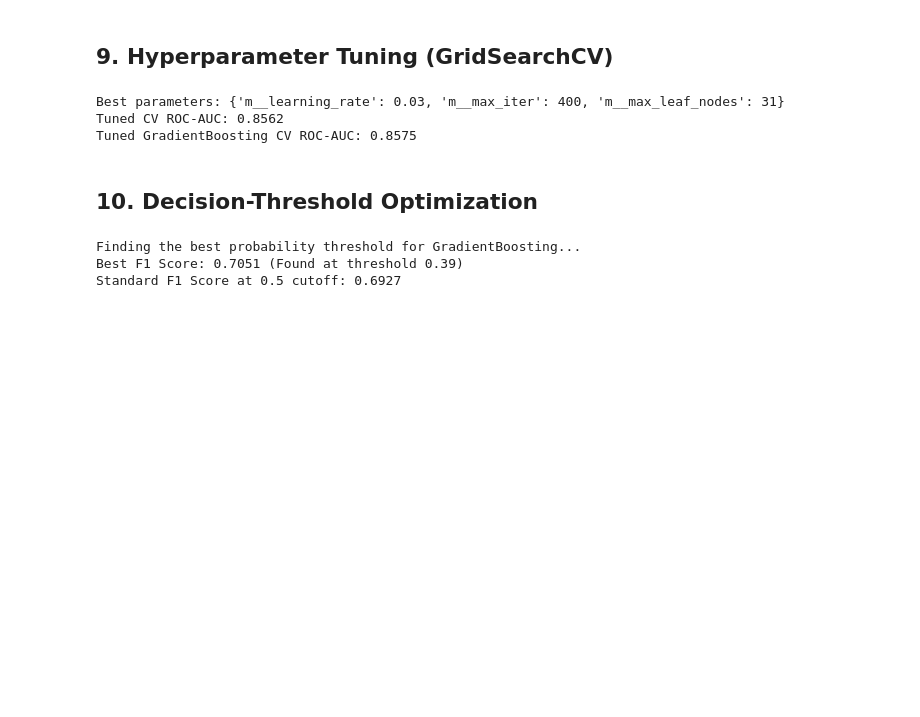
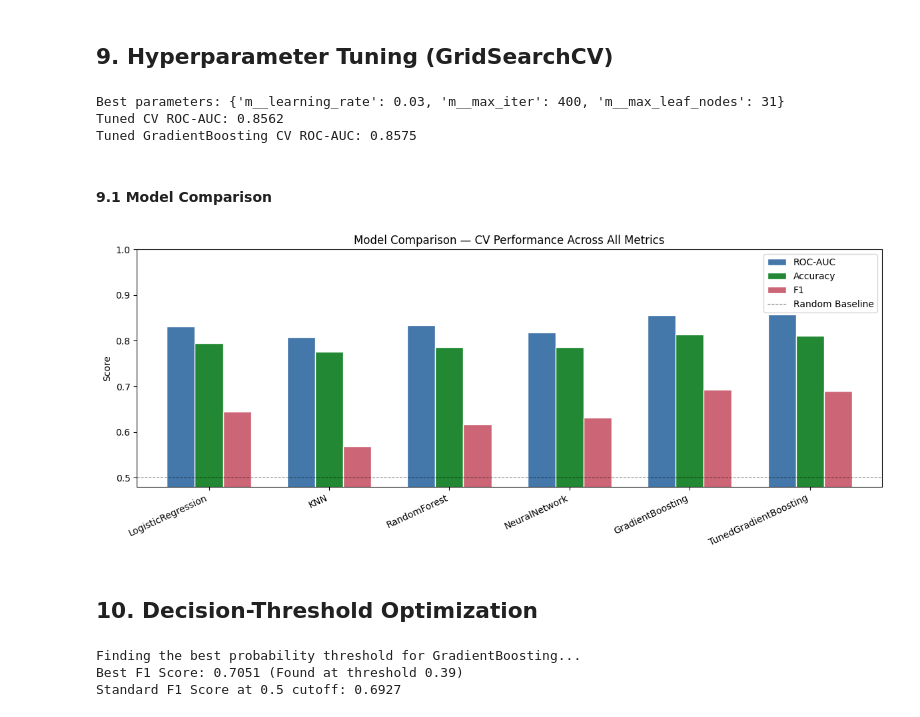
Before and after one commit to GroupS-hackathon/challenge_submission_group_S, a Jupyter notebook: challenge_submission_group_S.ipynb, the cells around one changed output. Cells and saved outputs as stored; diff of their text form; code cells hidden in the pictures; blank space fills up the shorter version.

```diff
--- a/challenge_submission_group_S.ipynb
+++ b/challenge_submission_group_S.ipynb
@@ -565,6 +575,38 @@ print(f"Tuned GradientBoosting CV ROC-AUC: {roc_auc_score(y, val_predictions['Tu
 Best parameters: {'m__learning_rate': 0.03, 'm__max_iter': 400, 'm__max_leaf_nodes': 31}
 Tuned CV ROC-AUC: 0.8562
 Tuned GradientBoosting CV ROC-AUC: 0.8575
+# %% [markdown]
+#### **9.1 Model Comparison**
+# %%
+# Build comparison data from all trained models including tuned
+comparison_data = []
+for name in val_predictions:
+    auc   = roc_auc_score(y, val_predictions[name])
+    preds = (val_predictions[name] >= 0.5).astype(int)
+    acc   = accuracy_score(y, preds)
+    f1    = f1_score(y, preds)
+    comparison_data.append({'Model': name, 'ROC-AUC': round(auc, 4),
+                             'Accuracy': round(acc, 4), 'F1': round(f1, 4)})
+
+comparison_df = pd.DataFrame(comparison_data).set_index('Model')
+
+# Plot all three metrics side by side for each model
+ax = comparison_df.plot(kind='bar', figsize=(12, 5), color=['#4477aa', '#228833', '#cc6677'],
+                        width=0.7, edgecolor='white')
+
+plt.title('Model Comparison — CV Performance Across All Metrics')
+plt.ylabel('Score')
+plt.xlabel('')
+plt.xticks(rotation=25, ha='right')
+plt.ylim(0.48, 1.0)
+baseline = plt.axhline(y=0.5, color='black', linestyle='--', linewidth=0.8, alpha=0.5)
+handles, labels = ax.get_legend_handles_labels()
+plt.legend(handles + [baseline], labels + ['Random Baseline'], loc='upper right')
+plt.tight_layout()
+plt.savefig('plots/model_comparison.png', bbox_inches='tight', dpi=150)
+plt.show()
+# %% [output]
+[figure, added]
 # %% [markdown]
 ## **10. Decision-Threshold Optimization**
 # %%
```
Also changed, not shown: parts of 16 cells of this notebook.
